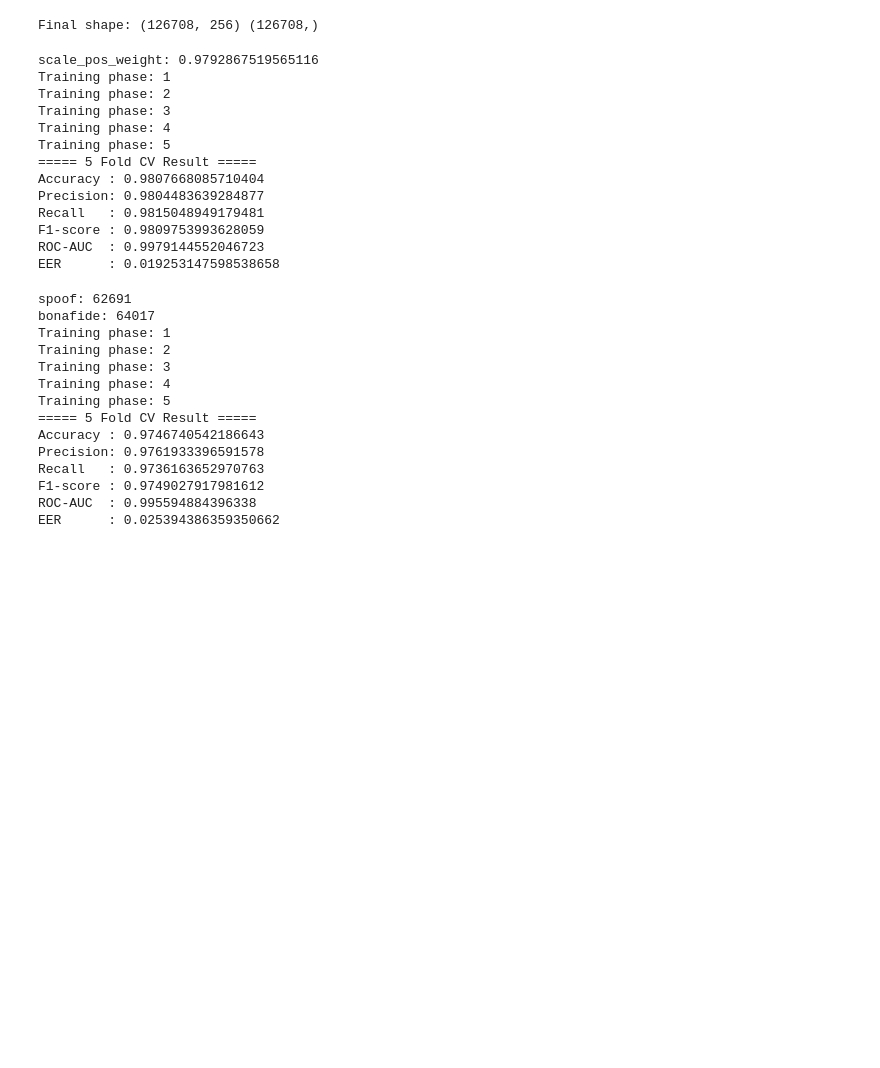
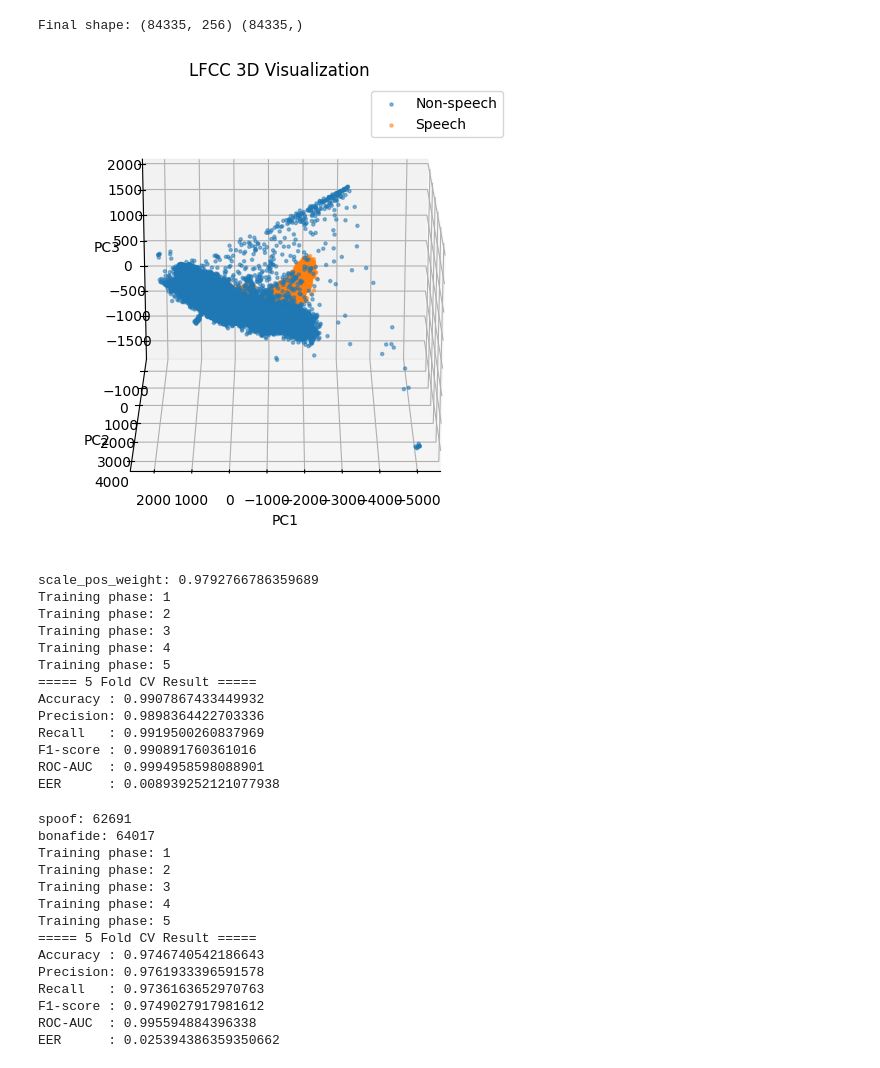
Before and after one commit to Vinhnub/Voice-Activity-Detect, a Jupyter notebook: src/train/model.ipynb, the cells around one changed output. Saved outputs shown, nothing was run; the diff lists cells and outputs as text; code cells hidden in the pictures; blank space fills up the shorter version.

```diff
--- a/src/train/model.ipynb
+++ b/src/train/model.ipynb
@@ -1,24 +1,50 @@
 # %%
 import numpy as np
 from sklearn.utils import shuffle
+import matplotlib.pyplot as plt
+from sklearn.decomposition import PCA
 
-X_speech = np.load("E:/PythonFile/Project/Voice-Activity-Detect/data/feature/train/lfcc_static_lbp_speech.npy")
-X_non_1 = np.load("E:/PythonFile/Project/Voice-Activity-Detect/data/feature/train/lfcc_static_lbp_nonspeech_1.npy")
-X_non_2 = np.load("E:/PythonFile/Project/Voice-Activity-Detect/data/feature/train/lfcc_static_lbp_nonspeech_2.npy")
+X_speech = np.load(r"E:\Pythonfile\Voice-Activity-Detect\data/feature/train/lfcc_lbp_speech_80_nodelta.npy")
+X_non_1 = np.load(r"E:\Pythonfile\Voice-Activity-Detect\data/feature/train/lfcc_lbp_nonspeech_1_80_nodelta.npy")
+X_non_2 = np.load(r"E:\Pythonfile\Voice-Activity-Detect\data/feature/train/lfcc_lbp_nonspeech_2_80_nodelta.npy")
 X_non = np.concatenate([X_non_1, X_non_2], axis=0)
 
 X = np.vstack([X_non, X_speech]).astype(np.float32)
-
 y = np.hstack([
     np.zeros(len(X_non), dtype=np.int8),
     np.ones(len(X_speech), dtype=np.int8)
 ])
-# ===== Shuffle =====
+
 X, y = shuffle(X, y, random_state=42)
+print("Final shape:", X.shape, y.shape)
 
-print("Final shape:", X.shape, y.shape)
+# ===== PCA 3D =====
+pca = PCA(n_components=3)
+X_3d = pca.fit_transform(X)
+
+# ===== Plot 3D =====
+fig = plt.figure(figsize=(8,6))
+ax = fig.add_subplot(111, projection='3d')
+
+ax.scatter(X_3d[y==0,0], X_3d[y==0,1], X_3d[y==0,2],
+           s=5, alpha=0.5, label='Non-speech')
+
+ax.scatter(X_3d[y==1,0], X_3d[y==1,1], X_3d[y==1,2],
+           s=5, alpha=0.5, label='Speech')
+
+# ===== chỉnh góc xoay ở đây =====
+ax.view_init(elev=20, azim=90)
+
+ax.set_title("LFCC 3D Visualization")
+ax.set_xlabel("PC1")
+ax.set_ylabel("PC2")
+ax.set_zlabel("PC3")
+
+ax.legend()
+plt.show()
 # %% [output]
-Final shape: (126708, 256) (126708,)
+Final shape: (84335, 256) (84335,)
+[figure, added]
 # %%
 import numpy as np
 from xgboost import XGBClassifier
@@ -107,19 +133,19 @@ print("F1-score :", np.mean(f1s))
 print("ROC-AUC  :", np.mean(aucs))
 print("EER      :", np.mean(eers))
 # %% [output]
-scale_pos_weight: 0.9792867519565116
+scale_pos_weight: 0.9792766786359689
 Training phase: 1
 Training phase: 2
 Training phase: 3
 Training phase: 4
 Training phase: 5
 ===== 5 Fold CV Result =====
-Accuracy : 0.9807668085710404
-Precision: 0.9804483639284877
-Recall   : 0.9815048949179481
-F1-score : 0.9809753993628059
-ROC-AUC  : 0.9979144552046723
-EER      : 0.019253147598538658
+Accuracy : 0.9907867433449932
+Precision: 0.9898364422703336
+Recall   : 0.9919500260837969
+F1-score : 0.990891760361016
+ROC-AUC  : 0.9994958598088901
+EER      : 0.008939252121077938
 # %%
 from sklearn.ensemble import RandomForestClassifier
 
```
Also changed, not shown: 33 other files.
